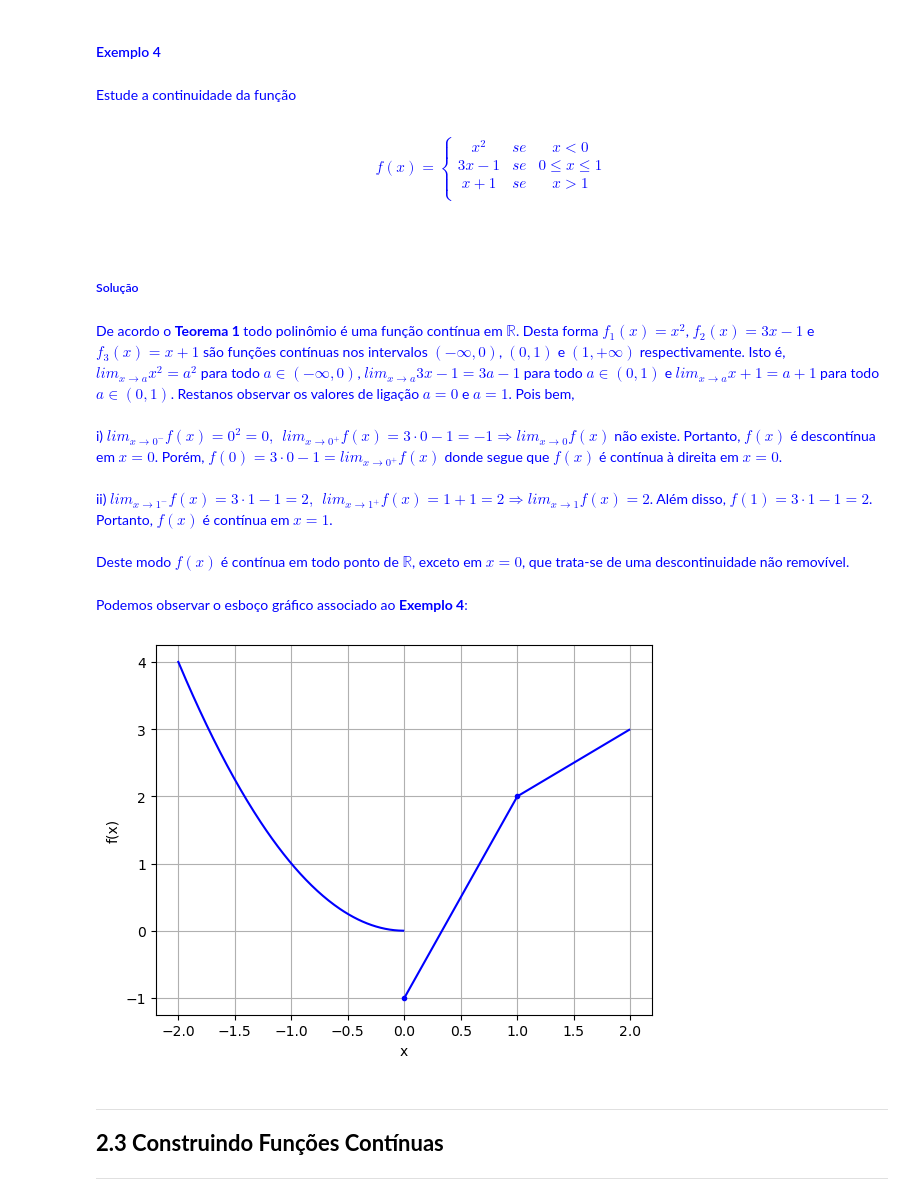
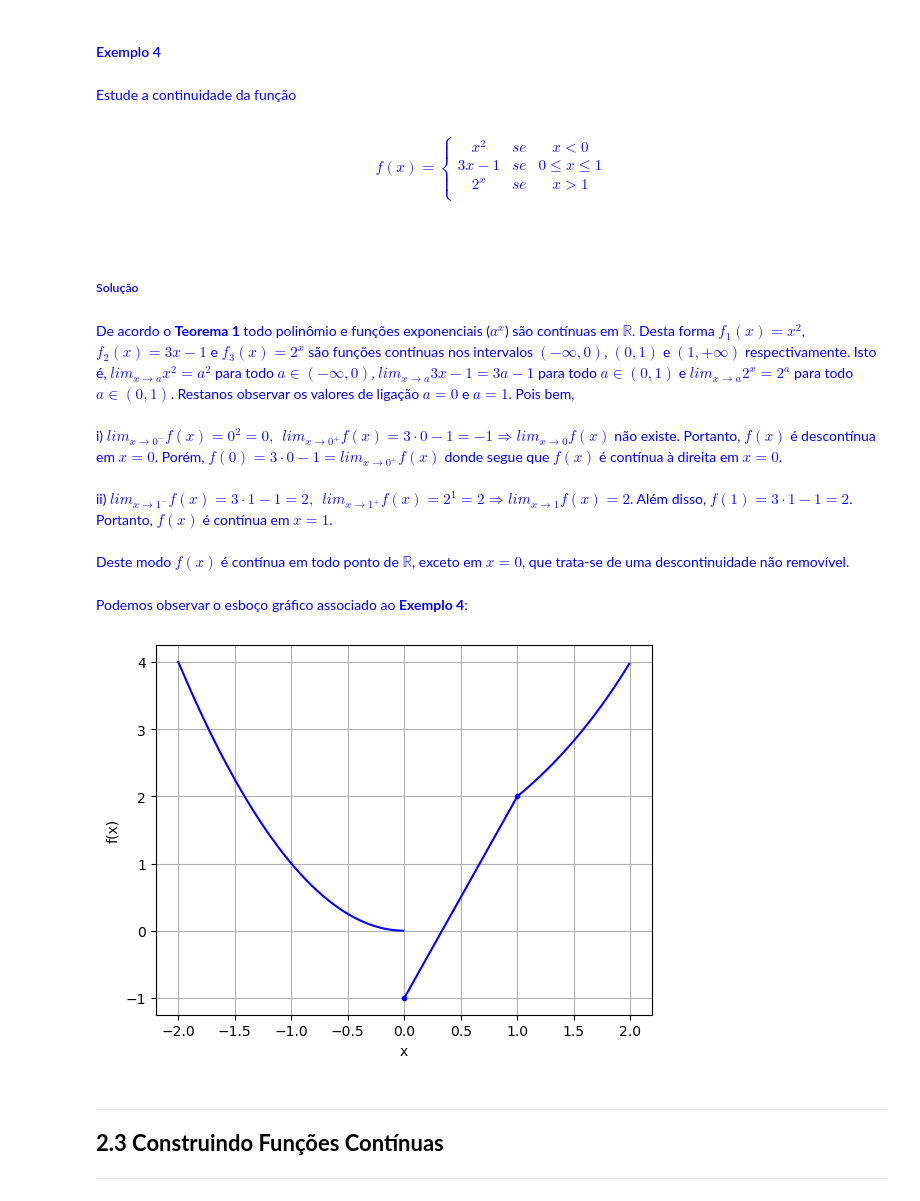
Before and after one commit to ProfAllanIFBA/Calculo_Diferencial, a Jupyter notebook: Capitulo002_Continuidade/Capitulo002_Continuidade.ipynb, the cells around one changed output. Cells and saved outputs as stored; diff of their text form; code cells hidden in the pictures.

```diff
--- a/Capitulo002_Continuidade/Capitulo002_Continuidade.ipynb
+++ b/Capitulo002_Continuidade/Capitulo002_Continuidade.ipynb
@@ -59,35 +54,0 @@ O esboço do gráfico da função $f$ dada no **Exemplo 2** necessita de um ajus
-# %%
-from numpy import arange, vectorize
-import matplotlib.pyplot as plt
-
-def f(x):
-    if x!=1:
-        return x**2
-    else:
-        return 2
-
-# Vetorizando a função f
-f_vectorized = vectorize(f)
-
-# Domínio Dividido (vizinhança [-2,3] de x = 1)
-x1 = arange(-2, 0.99, 0.01) # Exclusão de 1 do domínio considerado
-x2 = arange(1.01, 2, 0.01)
-
-
-# Adicionando título e rótulos
-plt.xlabel("x")
-plt.ylabel("f(x)")
-
-
-# Imagens Divididas
-y1 = f_vectorized(x1)
-y2 = f_vectorized(x2)
-
-
-# Grade
-plt.grid()
-
-plt.plot(x1,y1,'b-')
-plt.plot(x2,y2,'b-')
-plt.plot(1,f(1),'b.')
-plt.show()
@@ -148,14 +107,14 @@ Com base na **Definição 3** temos que a função apresentada no **Exemplo 2**
  $$f(x) = \left\{ \begin{array}{ccc}
 x^{2}	& se & x<0  \\
 3x-1	& se & 0 \leq x \leq 1  \\
-x+1 	& se & x > 1  \\
+2^{x} 	& se & x > 1  \\
 \end{array} \right.$$<br>
 # %% [markdown]
 #####  <font color='blue'> Solução </font>
 # %% [markdown]
-<font color='blue'> De acordo o **Teorema 1** todo polinômio é uma função contínua em $\mathbb{R}$. Desta forma $f_{1}(x) = x^{2}$, $f_{2}(x) = 3x-1$ e $f_{3}(x) = x+1$ são funções contínuas nos intervalos $(-\infty,0)$, $(0,1)$ e $(1,+\infty)$ respectivamente. Isto é, $lim_{x \to a}x^{2} = a^{2}$ para todo $a \in (-\infty,0)$, $lim_{x \to a}3x-1 = 3a-1$ para todo $ a \in (0,1)$ e $lim_{x \to a}x + 1 = a + 1$ para todo $a \in (0,1)$. Restanos observar os valores de ligação $a = 0$ e $a = 1$. Pois bem,<br><br>
+<font color='blue'> De acordo o **Teorema 1** todo polinômio e funções exponenciais ($a^{x}$) são contínuas em $\mathbb{R}$. Desta forma $f_{1}(x) = x^{2}$, $f_{2}(x) = 3x-1$ e $f_{3}(x) = 2^{x}$ são funções contínuas nos intervalos $(-\infty,0)$, $(0,1)$ e $(1,+\infty)$ respectivamente. Isto é, $lim_{x \to a}x^{2} = a^{2}$ para todo $a \in (-\infty,0)$, $lim_{x \to a}3x-1 = 3a-1$ para todo $ a \in (0,1)$ e $lim_{x \to a} 2^{x} = 2^{a}$ para todo $a \in (0,1)$. Restanos observar os valores de ligação $a = 0$ e $a = 1$. Pois bem,<br><br>
  i) $lim_{x \to 0^{-}} f(x) = 0^{2} = 0, \ \ lim_{x \to 0^{+}} f(x) = 3\cdot 0 - 1 = -1 \Rightarrow lim_{x \to 0} f(x)$ não existe. Portanto, $f(x)$ é descontínua em $x = 0$. Porém, $f(0) = 3\cdot0-1 = lim_{x \to 0^{+}} f(x)$ donde segue que $f(x)$ é contínua à direita em $x = 0$.<br><br>
- ii) $lim_{x \to 1^{-}} f(x) = 3\cdot1 - 1 = 2, \ \ lim_{x \to 1^{+}} f(x) = 1 + 1 = 2 \Rightarrow lim_{x \to 1} f(x) = 2$. Além disso, $f(1) = 3\cdot1 -1 = 2$. Portanto, $f(x)$ é contínua em $x = 1$.<br><br>
+ ii) $lim_{x \to 1^{-}} f(x) = 3\cdot1 - 1 = 2, \ \ lim_{x \to 1^{+}} f(x) = 2^{1} = 2 \Rightarrow lim_{x \to 1} f(x) = 2$. Além disso, $f(1) = 3\cdot1 -1 = 2$. Portanto, $f(x)$ é contínua em $x = 1$.<br><br>
  Deste modo $f(x)$ é contínua em todo ponto de $\mathbb{R}$, exceto em $x = 0$, que trata-se de uma descontinuidade não removível.
 # %% [markdown]
 <font color='blue'> Podemos observar o esboço gráfico associado ao **Exemplo 4**:
@@ -169,37 +128,37 @@ def f(x):
     elif 0<=x<=1:
         return 3*x-1
     else:
-        return x+1
+        return 2**x
 
 # Vetorizando a função f
 f_vectorized = vectorize(f)
 
 # Domínio Dividido (vizinhança [-2,2] de x = 0 e x = 1)
 x1 = arange(-2, 0, 0.01)
 x2 = arange(0, 1, 0.01)
 x3 = arange(1, 2, 0.01)
 
 # Adicionando título e rótulos
 plt.xlabel("x")
 plt.ylabel("f(x)")
 
 
 # Imagens Divididas
 y1 = f_vectorized(x1)
 y2 = f_vectorized(x2)
 y3 = f_vectorized(x3)
 
 # Grade
 plt.grid()
 
 plt.plot(x1,y1,'b-')
 plt.plot(x2,y2,'b-')
 plt.plot(x3,y3,'b-')
 plt.plot(0,f(0),'b.')
 plt.plot(1,f(1),'b.')
 plt.show()
 # %% [output]
-[figure, old version]
+[figure, new version]
 # %% [markdown]
 # <div style="margin-top: -20px;">
 <hr style="border: 2px solid black;">
```
Also changed, not shown: parts of 32 cells of this notebook, 3 other files.
